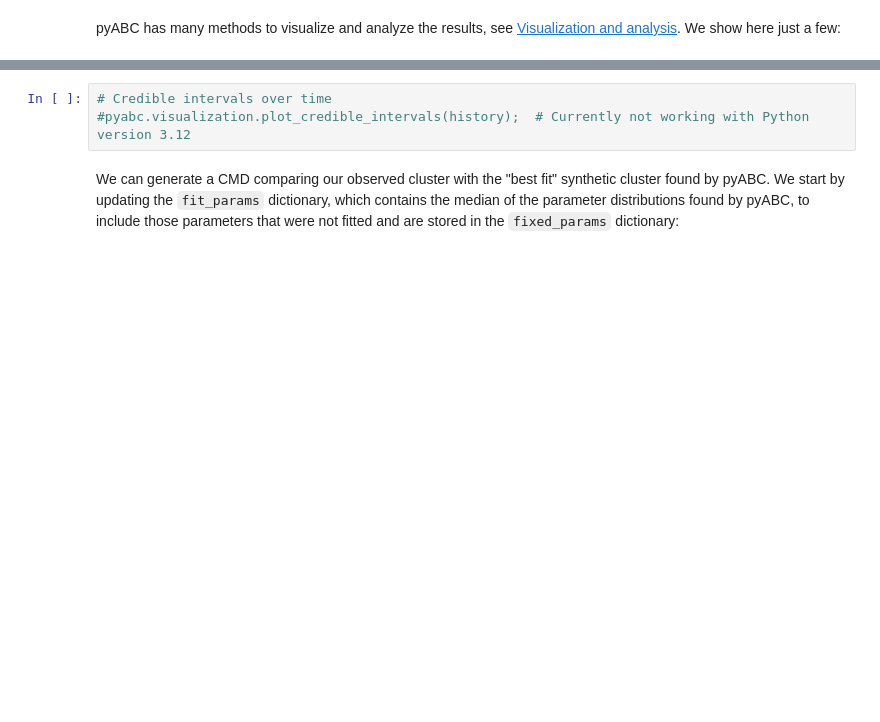
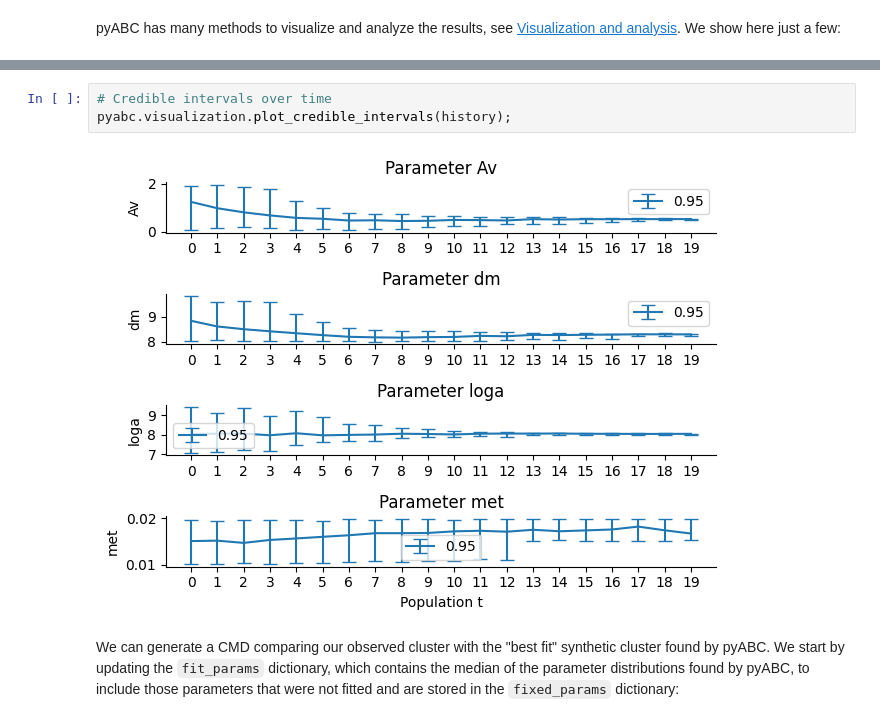
Before and after one commit to asteca/ASteCA, a Jupyter notebook: docs/contents/notebooks/paramfit.ipynb, the cells around one changed output, grey strips where cells are left out. Drawn from its saved outputs; the diff is of its cells as text; blank space fills up the shorter version.

Commit message:
pyabc bug fixed in new version, generate plot

```diff
--- a/docs/contents/notebooks/paramfit.ipynb
+++ b/docs/contents/notebooks/paramfit.ipynb
@@ -230,6 +230,8 @@ pyabc.visualization.plot_histogram_matrix(history);
 # %%
 # Credible intervals over time
-#pyabc.visualization.plot_credible_intervals(history);  # Currently not working with Python version 3.12
+pyabc.visualization.plot_credible_intervals(history);
+# %% [output]
+[figure, added]
 # %% [markdown]
 We can generate a CMD comparing our observed cluster with the "best fit" synthetic cluster found by pyABC. We start by updating the `fit_params` dictionary, which contains the median of the parameter distributions found by pyABC, to include those parameters that were not fitted and are stored in the `fixed_params` dictionary:
 # %%
```
Also changed, not shown: parts of 7 cells of this notebook.
